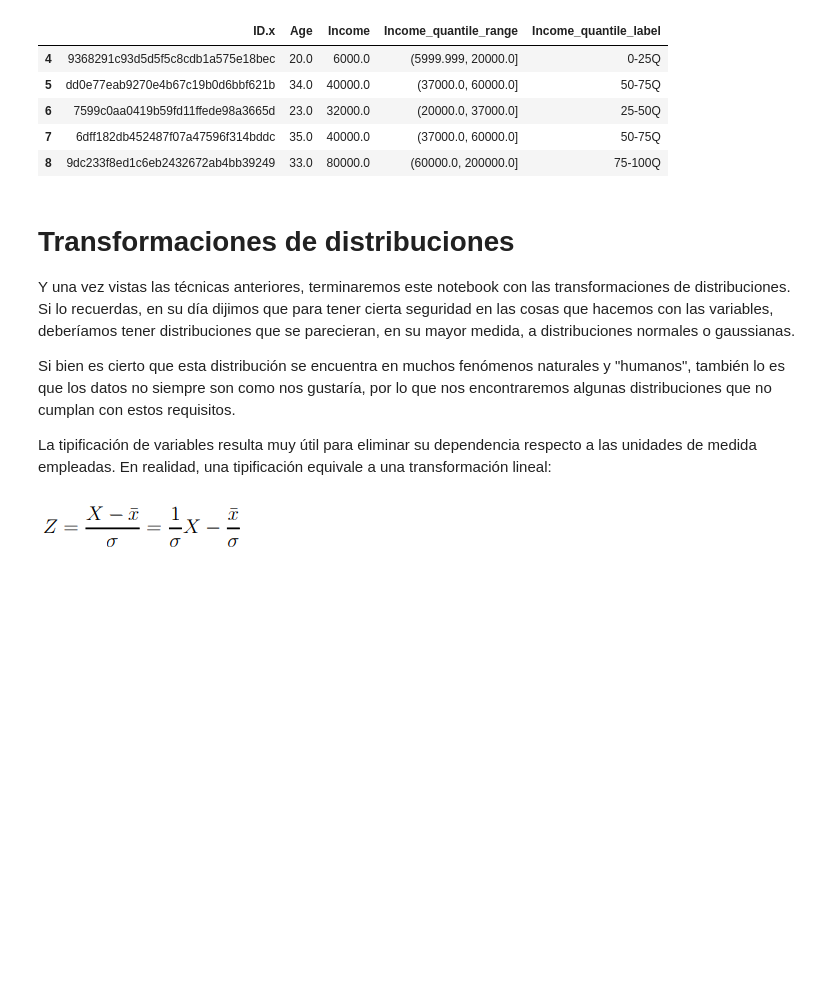
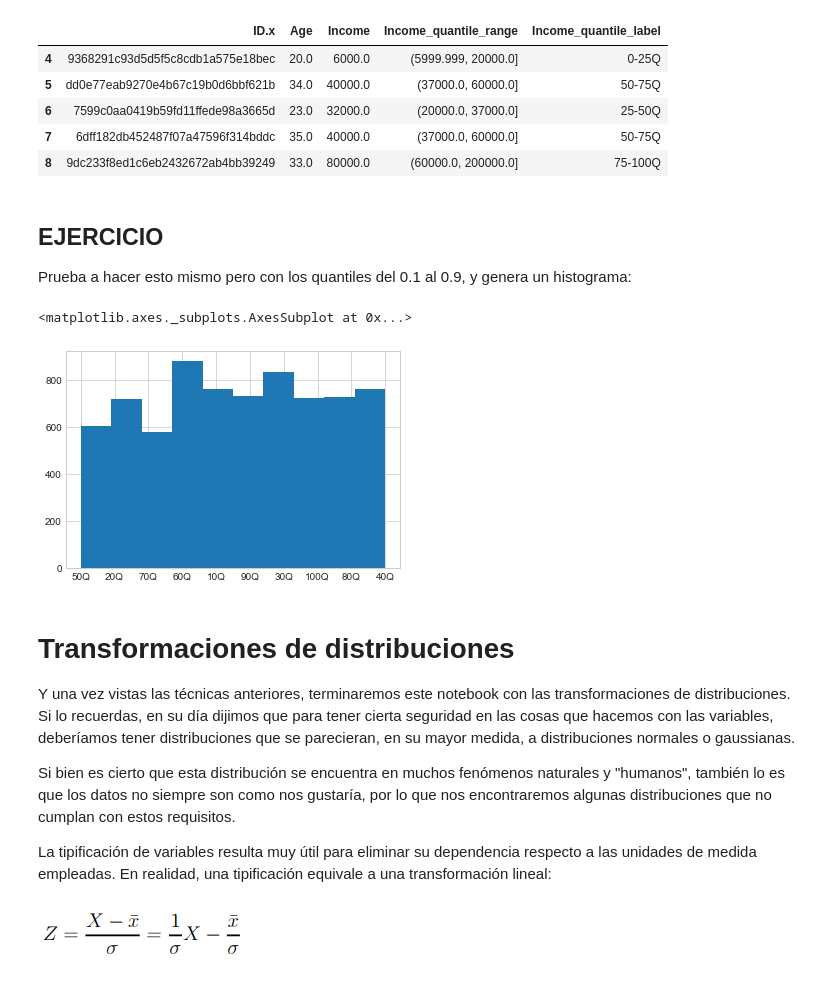
Before and after one commit to JuanDG5/DS-part-time-sep2020, a Jupyter notebook: semana_13/dia_1/RESU_1_Variables_Numéricas.ipynb, the cells around one changed output. Drawn from its saved outputs; the diff is of its cells as text; code cells hidden in the pictures; blank space fills up the shorter version.

```diff
--- a/semana_13/dia_1/RESU_1_Variables_Numéricas.ipynb
+++ b/semana_13/dia_1/RESU_1_Variables_Numéricas.ipynb
@@ -1424,6 +1424,25 @@ fcc_survey_df[['ID.x', 'Age', 'Income',
 | 6 | 7599c0aa0419b59fd11ffede98a3665d | 23.0 | 32000.0 | (20000.0, 37000.0] | 25-50Q |
 | 7 | 6dff182db452487f07a47596f314bddc | 35.0 | 40000.0 | (37000.0, 60000.0] | 50-75Q |
 | 8 | 9dc233f8ed1c6eb2432672ab4bb39249 | 33.0 | 80000.0 | (60000.0, 200000.0] | 75-100Q |
+# %% [markdown]
+## EJERCICIO
+
+Prueba a hacer esto mismo pero con los quantiles del 0.1 al 0.9, y genera un histograma:
+# %%
+quantile_list = [x/100 for x in np.arange(0, 101, 10)]
+quantile_labels = [f"{x}Q" for x in np.arange(10, 101, 10)]
+
+fcc_survey_df['Income_quantile_range_new'] = pd.qcut(fcc_survey_df['Income'],
+                                                q=quantile_list)
+fcc_survey_df['Income_quantile_label_new'] = pd.qcut(fcc_survey_df['Income'],
+                                                q=quantile_list, labels=quantile_labels)
+fcc_survey_df[['ID.x', 'Age', 'Income',
+              'Income_quantile_range_new', 'Income_quantile_label_new']].iloc[4:9]
+
+fcc_survey_df['Income_quantile_label_new'].hist()
+# %% [output]
+<matplotlib.axes._subplots.AxesSubplot at 0x...>
+[figure, added]
 # %% [markdown]
 # Transformaciones de distribuciones
 
```
Also changed, not shown: parts of 7 cells of this notebook, 1 other file.
